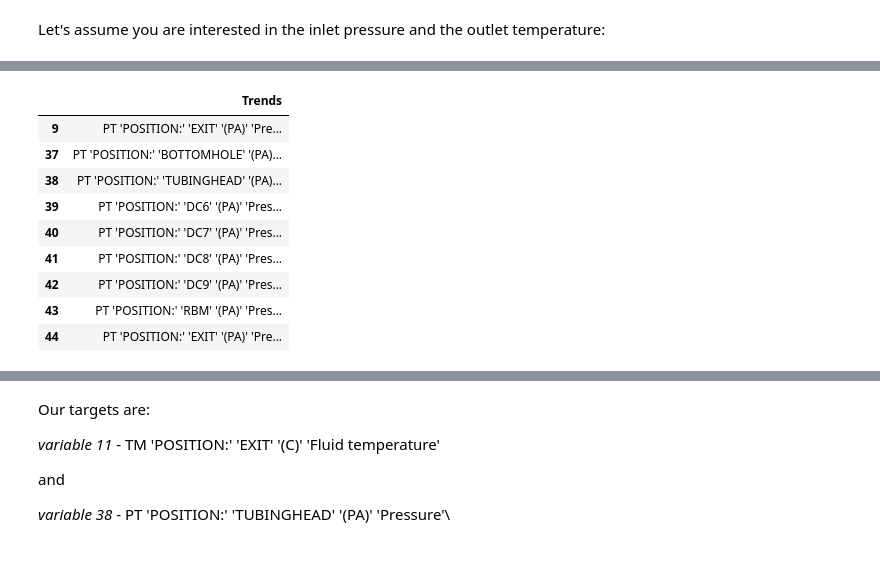
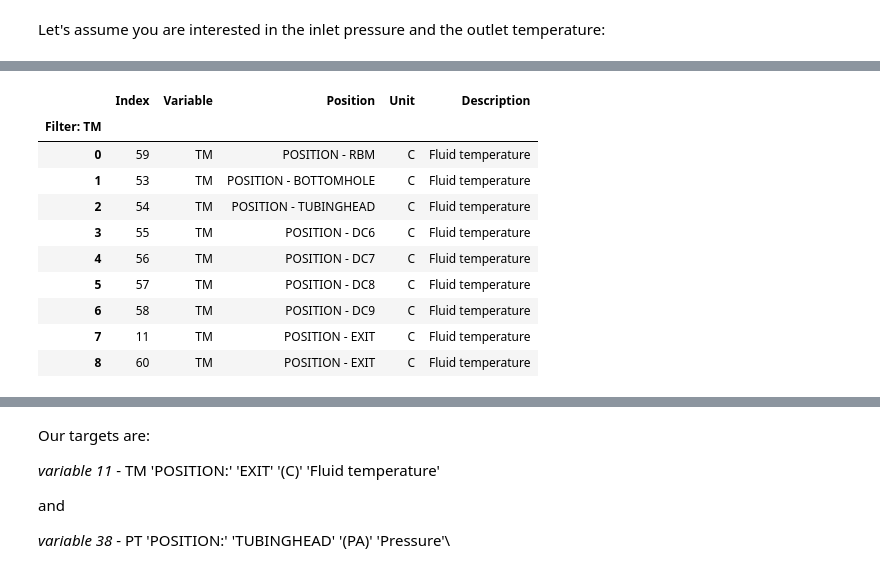
Before and after one commit to gpagliuca/pyfas, a Jupyter notebook: docs/notebooks/OLGA_tpl.ipynb, the cells around one changed output, grey strips where cells are left out. Cells and saved outputs as stored; diff of their text form; code cells hidden in the pictures.

```diff
--- a/docs/notebooks/OLGA_tpl.ipynb
+++ b/docs/notebooks/OLGA_tpl.ipynb
@@ -110,13 +113,14 @@ pd.DataFrame(tpl.filter_data("TM"), index=("Trends",)).T
-# %%
-pd.DataFrame(tpl.filter_data("PT"), index=("Trends",)).T
-# %% [output]
-|  | Trends |
-| 9 | PT 'POSITION:' 'EXIT' '(PA)' 'Pre... |
-| 37 | PT 'POSITION:' 'BOTTOMHOLE' '(PA)... |
-| 38 | PT 'POSITION:' 'TUBINGHEAD' '(PA)... |
-| 39 | PT 'POSITION:' 'DC6' '(PA)' 'Pres... |
-| 40 | PT 'POSITION:' 'DC7' '(PA)' 'Pres... |
-| 41 | PT 'POSITION:' 'DC8' '(PA)' 'Pres... |
-| 42 | PT 'POSITION:' 'DC9' '(PA)' 'Pres... |
-| 43 | PT 'POSITION:' 'RBM' '(PA)' 'Pres... |
-| 44 | PT 'POSITION:' 'EXIT' '(PA)' 'Pre... |
+# %%
+tpl.view_trends('TM')
+# %% [output]
+|  | Index | Variable | Position | Unit | Description |
+| Filter: TM |  |  |  |  |  |
+| 0 | 59 | TM | POSITION - RBM | C | Fluid temperature |
+| 1 | 53 | TM | POSITION - BOTTOMHOLE | C | Fluid temperature |
+| 2 | 54 | TM | POSITION - TUBINGHEAD | C | Fluid temperature |
+| 3 | 55 | TM | POSITION - DC6 | C | Fluid temperature |
+| 4 | 56 | TM | POSITION - DC7 | C | Fluid temperature |
+| 5 | 57 | TM | POSITION - DC8 | C | Fluid temperature |
+| 6 | 58 | TM | POSITION - DC9 | C | Fluid temperature |
+| 7 | 11 | TM | POSITION - EXIT | C | Fluid temperature |
+| 8 | 60 | TM | POSITION - EXIT | C | Fluid temperature |
```
Also changed, not shown: parts of 10 cells of this notebook, 5 other files.
